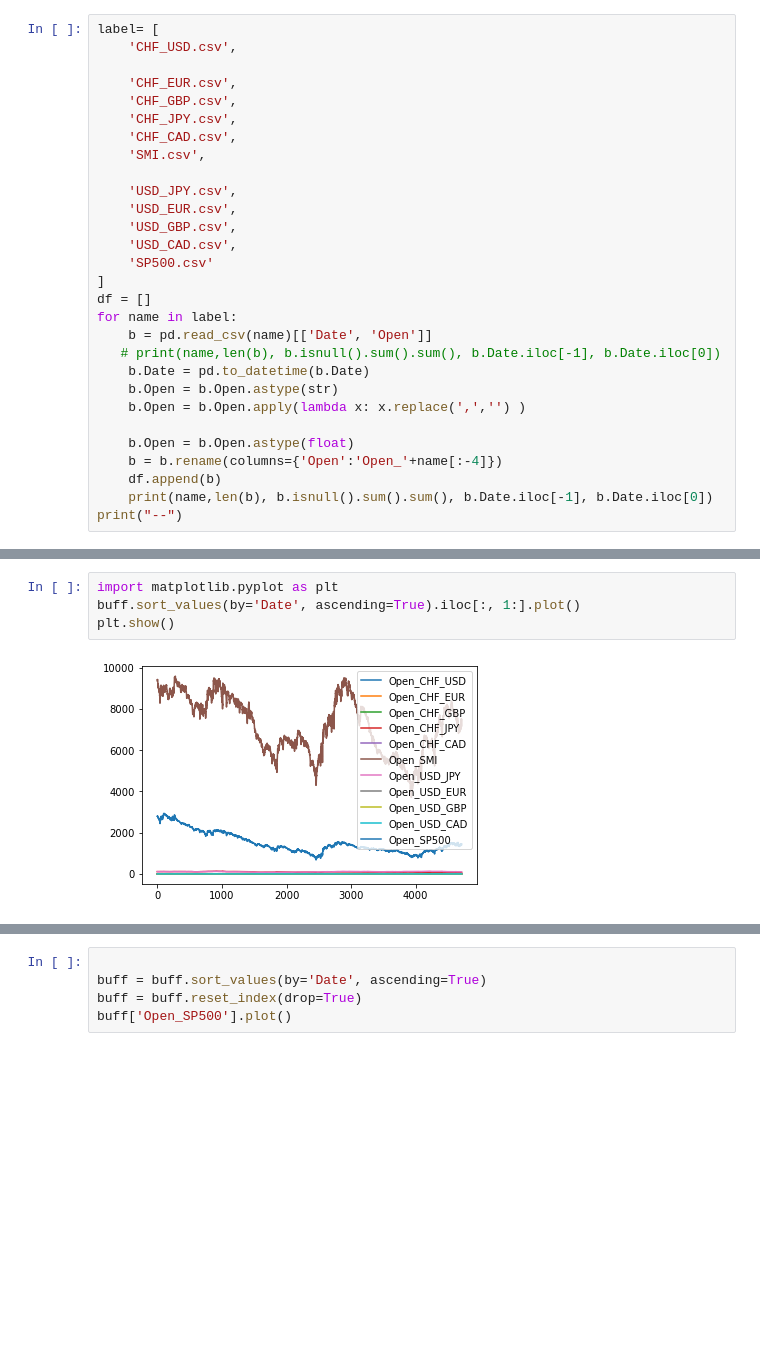
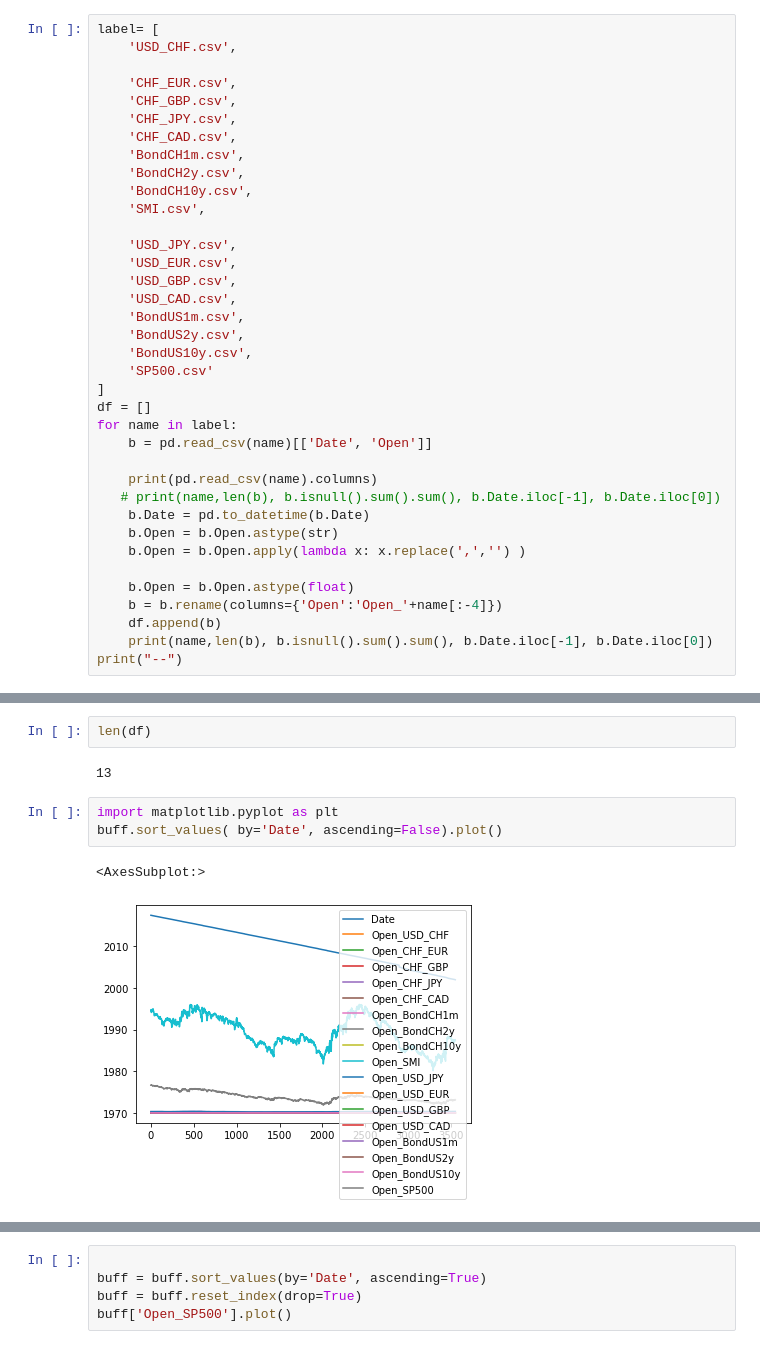
Before and after one commit to CS-433/ml-project-2-marmlla_2, a Jupyter notebook: Data/data_daily/gen_dataset_daily.ipynb, the cells around one changed output, grey strips where cells are left out. Cells and saved outputs as stored; diff of their text form; blank space fills up the shorter version.

```diff
--- a/Data/data_daily/gen_dataset_daily.ipynb
+++ b/Data/data_daily/gen_dataset_daily.ipynb
@@ -4,22 +5,30 @@ import numpy as np
 # %%
 label= [
-    'CHF_USD.csv',
+    'USD_CHF.csv',
 
     'CHF_EUR.csv',
     'CHF_GBP.csv',
     'CHF_JPY.csv',
     'CHF_CAD.csv',
+    'BondCH1m.csv',
+    'BondCH2y.csv',
+    'BondCH10y.csv',
     'SMI.csv',
 
     'USD_JPY.csv',
     'USD_EUR.csv',
     'USD_GBP.csv',
     'USD_CAD.csv',
+    'BondUS1m.csv',
+    'BondUS2y.csv',
+    'BondUS10y.csv',
     'SP500.csv'
 ]
 df = []
 for name in label:
     b = pd.read_csv(name)[['Date', 'Open']]
+
+    print(pd.read_csv(name).columns)
    # print(name,len(b), b.isnull().sum().sum(), b.Date.iloc[-1], b.Date.iloc[0])
     b.Date = pd.to_datetime(b.Date)
     b.Open = b.Open.astype(str)
@@ -69,6 +92,10 @@ buff
+# %%
+len(df)
+# %% [output]
+13
 # %%
 import matplotlib.pyplot as plt
-buff.sort_values(by='Date', ascending=True).iloc[:, 1:].plot()
-plt.show()
+buff.sort_values( by='Date', ascending=False).plot()
 # %% [output]
+<AxesSubplot:>
-[figure, old version]
+[figure, new version]
```
Also changed, not shown: parts of 7 cells of this notebook, 6 other files.
